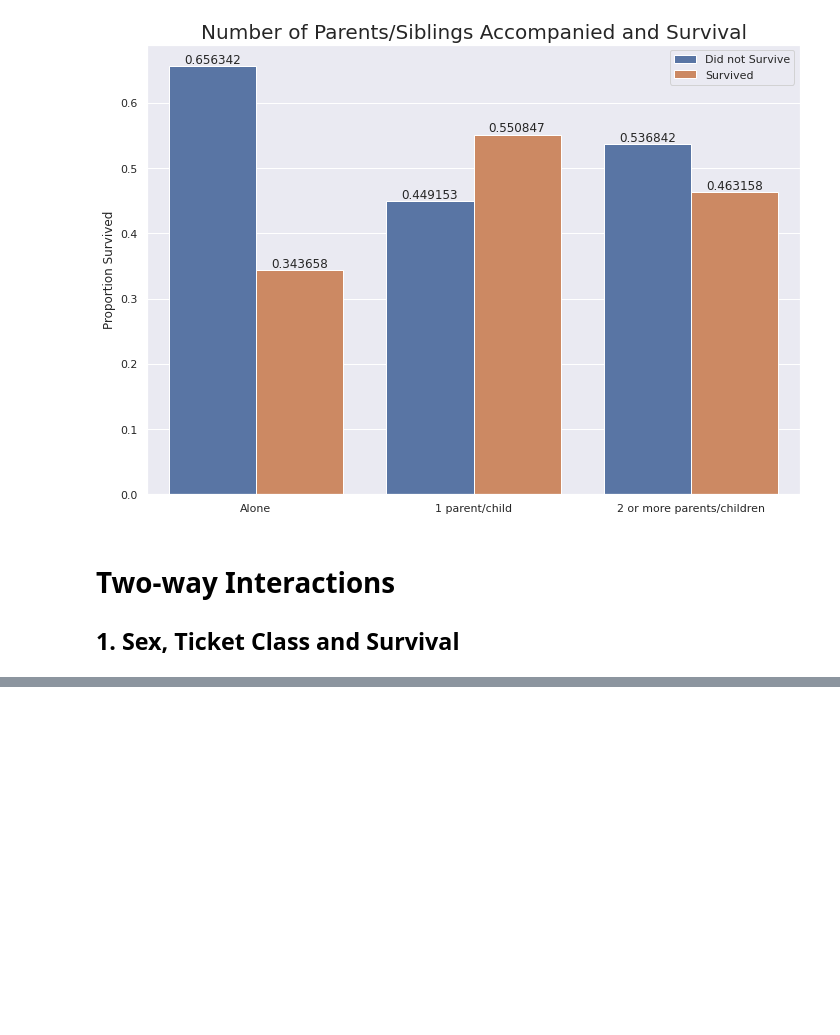
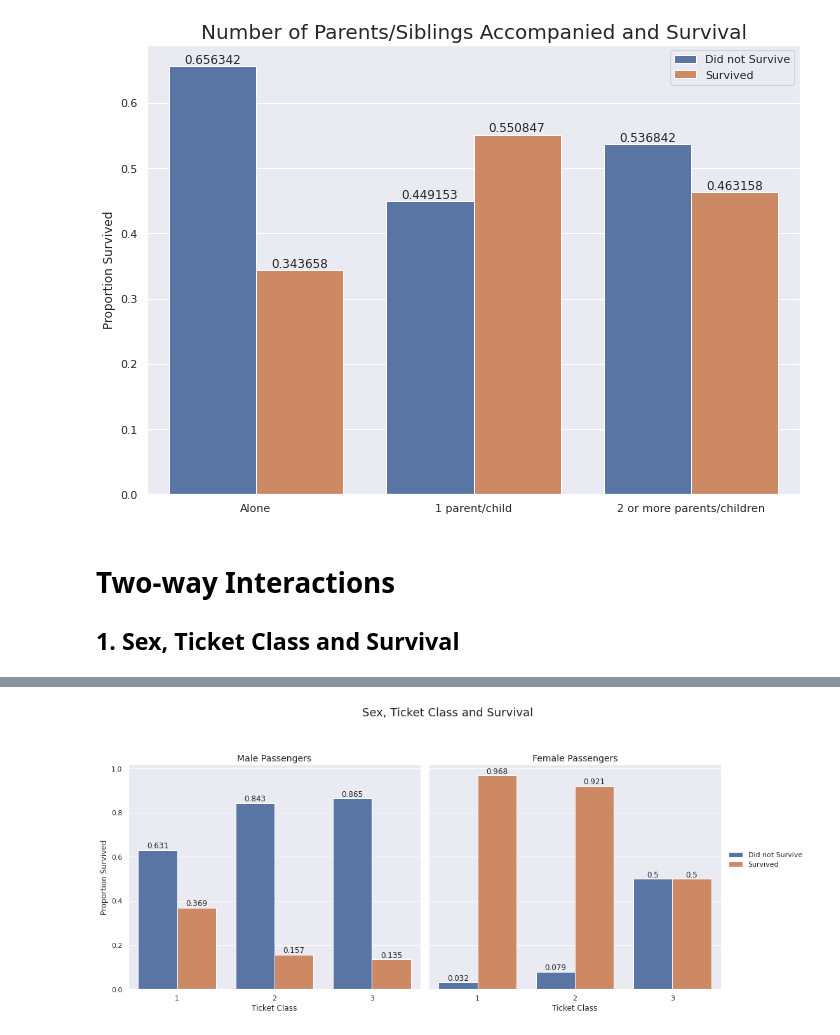
Before and after one commit to benyamindsmith/kaggle, a Jupyter notebook: another-titanic-data-analysis.ipynb, the cells around one changed output, grey strips where cells are left out. Drawn from its saved outputs; the diff is of its cells as text; code cells hidden in the pictures; blank space fills up the shorter version.

Commit message:
Kaggle Notebook | Another Titanic Data Analysis | Version 17

```diff
--- a/another-titanic-data-analysis.ipynb
+++ b/another-titanic-data-analysis.ipynb
@@ -352,21 +338,73 @@ dt
 # %%
 #Data wrangling
 maleFirstClass = dt.groupby(['Survived','Sex',"Pclass"])\
                             .count()\
                             .reset_index()[['Survived','Pclass','Sex','PassengerId']].query("Sex=='male' & Pclass==1")
 maleSecondClass = dt.groupby(['Survived','Sex',"Pclass"])\
                             .count()\
                             .reset_index()[['Survived','Pclass','Sex','PassengerId']].query("Sex=='male' & Pclass==2")
-maleThridClass = dt.groupby(['Survived','Sex',"Pclass"])\
+maleThirdClass = dt.groupby(['Survived','Sex',"Pclass"])\
                             .count()\
                             .reset_index()[['Survived','Pclass','Sex','PassengerId']].query("Sex=='male' & Pclass==3")
 
 femaleFirstClass = dt.groupby(['Survived','Sex',"Pclass"])\
                             .count()\
                             .reset_index()[['Survived','Pclass','Sex','PassengerId']].query("Sex=='female' & Pclass==1")
 femaleSecondClass = dt.groupby(['Survived','Sex',"Pclass"])\
                             .count()\
                             .reset_index()[['Survived','Pclass','Sex','PassengerId']].query("Sex=='female' & Pclass==2")
-femaleThridClass = dt.groupby(['Survived','Sex',"Pclass"])\
+femaleThirdClass = dt.groupby(['Survived','Sex',"Pclass"])\
                             .count()\
                             .reset_index()[['Survived','Pclass','Sex','PassengerId']].query("Sex=='female' & Pclass==3")
+
+
+maleFirstClass["Proportion Survived"] = maleFirstClass["PassengerId"].apply(lambda x: x/sum( maleFirstClass["PassengerId"]))
+
+maleSecondClass["Proportion Survived"]= maleSecondClass["PassengerId"].apply(lambda x: x/sum( maleSecondClass["PassengerId"]))
+
+maleThirdClass["Proportion Survived"]= maleThirdClass["PassengerId"].apply(lambda x: x/sum( maleThirdClass["PassengerId"]))
+
+femaleFirstClass["Proportion Survived"]= femaleFirstClass["PassengerId"].apply(lambda x: x/sum( femaleFirstClass["PassengerId"]))
+
+femaleSecondClass["Proportion Survived"]= femaleSecondClass["PassengerId"].apply(lambda x: x/sum( femaleSecondClass["PassengerId"]))
+
+femaleThirdClass["Proportion Survived"]= femaleThirdClass["PassengerId"].apply(lambda x: x/sum( femaleThirdClass["PassengerId"]))
+
+
+pd.concat([maleFirstClass,maleSecondClass,maleThirdClass,femaleFirstClass,femaleSecondClass,femaleThirdClass])
+
+# Visualization
+
+ax = sns.catplot(
+    x='Pclass',
+    y='Proportion Survived',
+    hue='Survived',
+    col= 'Sex',
+    kind='bar',
+    height=7,
+    data=pd.concat([maleFirstClass,maleSecondClass,maleThirdClass,femaleFirstClass,femaleSecondClass,femaleThirdClass]),
+    legend=False
+)
+
+# iterate through axes
+for g in ax.axes.ravel():
+
+    # add annotations
+    for c in g.containers:
+        labels = [f'{round(v.get_height(),3)}' for v in c]
+        g.bar_label(c, labels=labels, label_type='edge')
+
+
+ax.set(xlabel="Ticket Class")
+ax1, ax2 = ax.axes[0]
+ax1.set_title("Male Passengers",size=14)
+ax2.set_title("Female Passengers",size=14)
+ax.fig.subplots_adjust(top=0.8)
+hue_labels = ['Did not Survive', 'Survived']
+ax.add_legend(legend_data={
+    key: value for key, value in zip(hue_labels, ax._legend_data.values())
+})
+ax.fig.suptitle("Sex, Ticket Class and Survival",size=18)
+plt.show()
+# %% [output]
+[figure, added]
```
Also changed, not shown: parts of 4 cells of this notebook.
